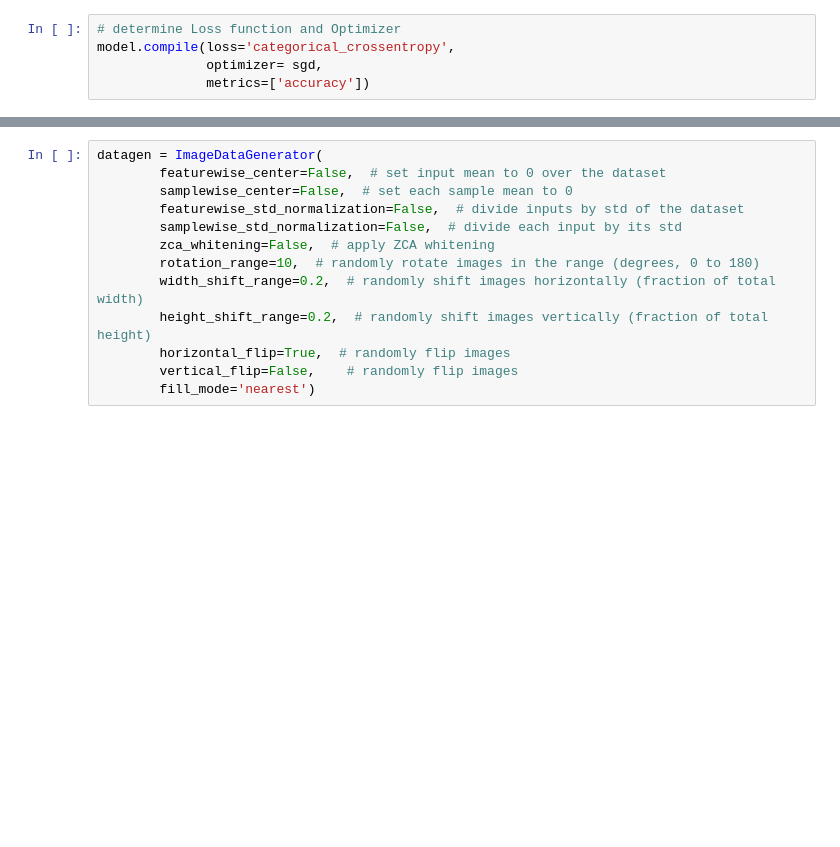
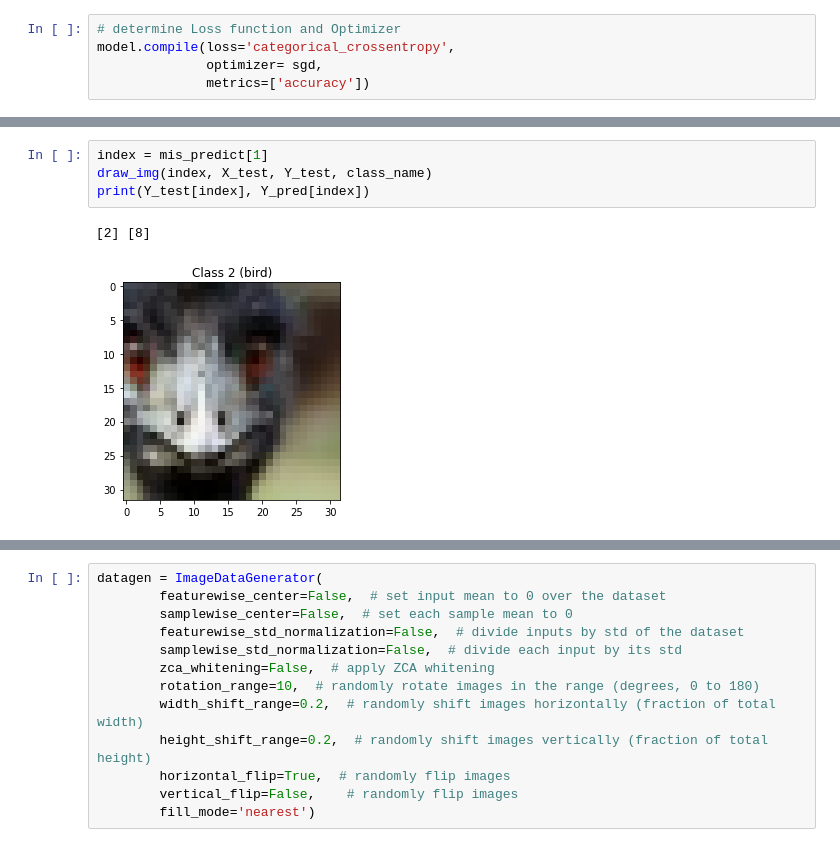
Before and after one commit to TonyIssacJames/EIP2_Ass4, a Jupyter notebook: DNST_CIFAR10_EIP2_Ass4.ipynb, the cells around one changed output, grey strips where cells are left out. Cells and saved outputs as stored; diff of their text form; blank space fills up the shorter version.

```diff
--- a/DNST_CIFAR10_EIP2_Ass4.ipynb
+++ b/DNST_CIFAR10_EIP2_Ass4.ipynb
@@ -749,0 +832,7 @@ Train accuracy: 0.92494
+# %%
+index = mis_predict[1]
+draw_img(index, X_test, Y_test, class_name)
+print(Y_test[index], Y_pred[index])
+# %% [output]
+[2] [8]
+[figure, added]
```
Also changed, not shown: parts of 34 cells of this notebook.
